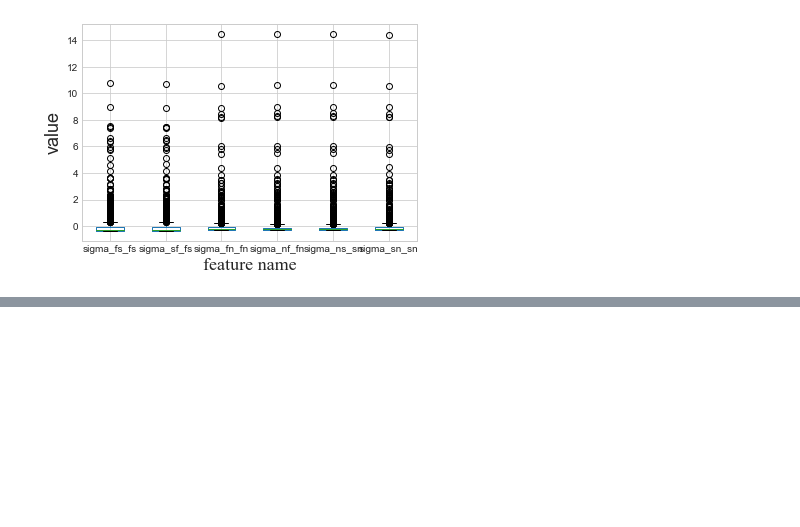
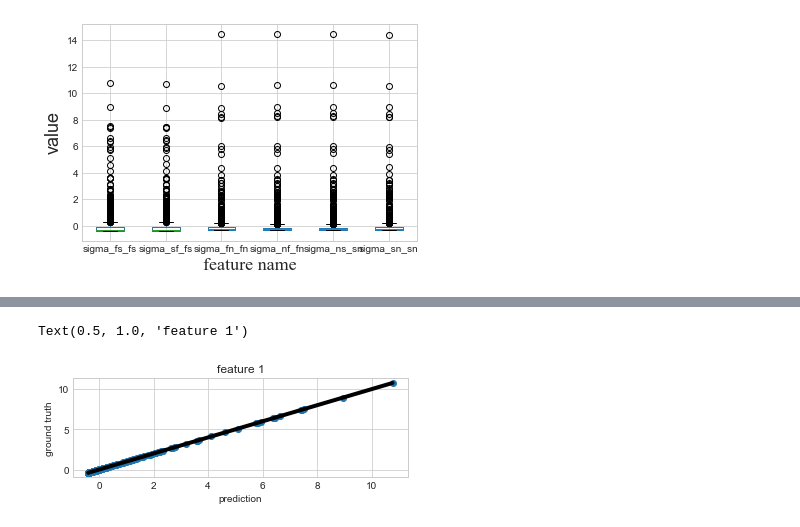
Before and after one commit to DhurimCakiqi/MSci-Project, a Jupyter notebook: m/mcode.ipynb, the cells around one changed output, grey strips where cells are left out. Cells and saved outputs as stored; diff of their text form; code cells hidden in the pictures; blank space fills up the shorter version.

```diff
--- a/m/mcode.ipynb
+++ b/m/mcode.ipynb
@@ -119,5 +130,5 @@ print(q_data,y_data)
 # %%
 train_size=int(0.9*len(q_data))
 # %%
-q_data_train,q_data_test=q_data.iloc[:train_size,:],q_data.iloc[train_size:,:]
-y_data_train,y_data_test=y_data.iloc[:train_size,:],y_data.iloc[train_size:,:]
+q_data_train,q_data_test=q_data.iloc[:train_size],q_data.iloc[train_size:]
+y_data_train,y_data_test=y_data.iloc[:train_size],y_data.iloc[train_size:]
@@ -187,10 +234,10 @@ RBF(length_scale=16.2)
 # %%
 # predicting the output and others using the selected hyperparameters
-for feat_flag in range(1):
-    print('fitting feature %d' % feat_flag)
-    gpr_sub = gpr_models[feat_flag]
-    pred = gpr_sub.predict(X_test)
-    print('gpr Test: mse loss={:.6f} r2_score={:.6f}'.format(
-        mse_loss(y_test[:, feat_flag], pred),metrics.r2_score(y_test[:, feat_flag], pred)))
+feat_flag = 0
+print('fitting feature %d' % feat_flag)
+gpr_sub = gpr_models[feat_flag]
+pred = gpr_sub.predict(X)
+print('gpr Test: mse loss={:.6f} r2_score={:.6f}'.format(
+        mse_loss(y, pred),metrics.r2_score(y, pred)))
 # %% [output]
 fitting feature 0
@@ -208,0 +245,16 @@ Test: mse loss=0.002212 r2_score=0.515298
+# %%
+plt.style.use('seaborn-whitegrid')
+plt.subplot(2,1,1)
+feat_flag = 0;
+feature_min = min(pred)
+feature_max = max(pred)
+feature_linspace = np.linspace(feature_min, feature_max, 100)
+plt.plot(feature_linspace, feature_linspace, '-k', linewidth=4)
+plt.scatter(pred, y, marker='o');
+plt.xlabel('prediction')
+plt.ylabel('ground truth');
+plt.title('feature 1')
+#plt.show()
+# %% [output]
+Text(0.5, 1.0, 'feature 1')
+[figure, added]
```
Also changed, not shown: parts of 26 cells of this notebook, 43 other files.
